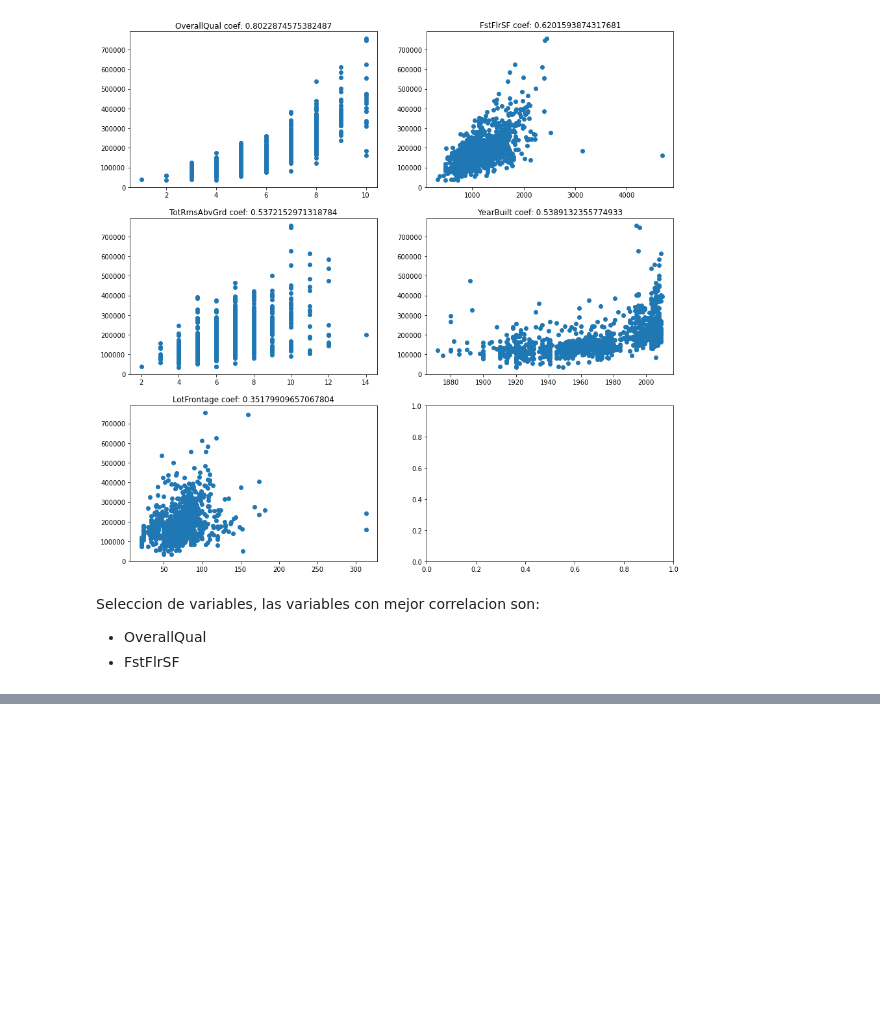
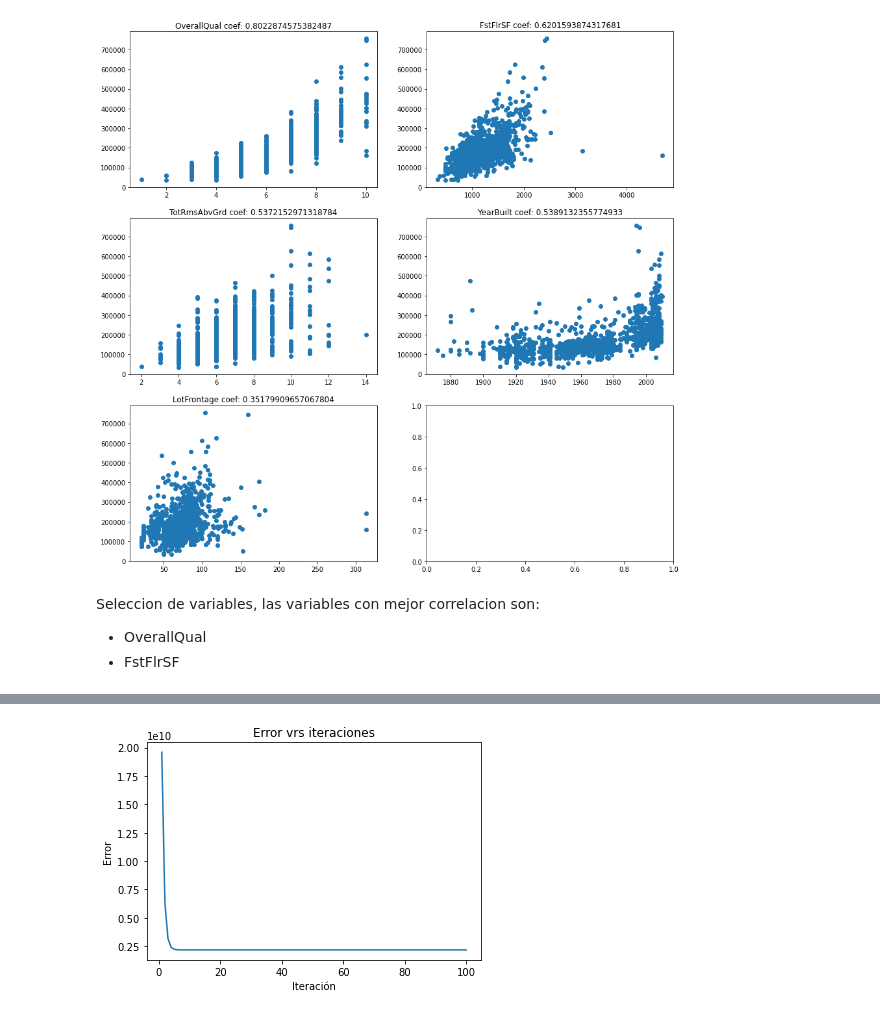
Before and after one commit to estuardonavarro/CDP_Proyecto, a Jupyter notebook: Proyecto.ipynb, the cells around one changed output, grey strips where cells are left out. Saved outputs shown, nothing was run; the diff lists cells and outputs as text; code cells hidden in the pictures; blank space fills up the shorter version.

```diff
--- a/Proyecto.ipynb
+++ b/Proyecto.ipynb
@@ -256,0 +256,10 @@ my_simple_regression.graph_errors()
+# %%
+FstFlrSFModel = MySimpleRegression(1, 1)
+m2_manual, ers= FstFlrSFModel.train_model(
+    x = df['FstFlrSF'],
+    y = df['SalePrice'],
+    epochs = 100,
+    print_error_every = 10,
+    learning_rate = 0.000001
+)
+print(m2_manual)
@@ -256,0 +278,5 @@ my_simple_regression.graph_errors()
+# %%
+# No es necesario que la lista de errores sea un parametro pues es una variable de instancia dentro de la clase
+FstFlrSFModel.graph_errors()
+# %% [output]
+[figure, added]
```
Also changed, not shown: parts of 10 cells of this notebook.
